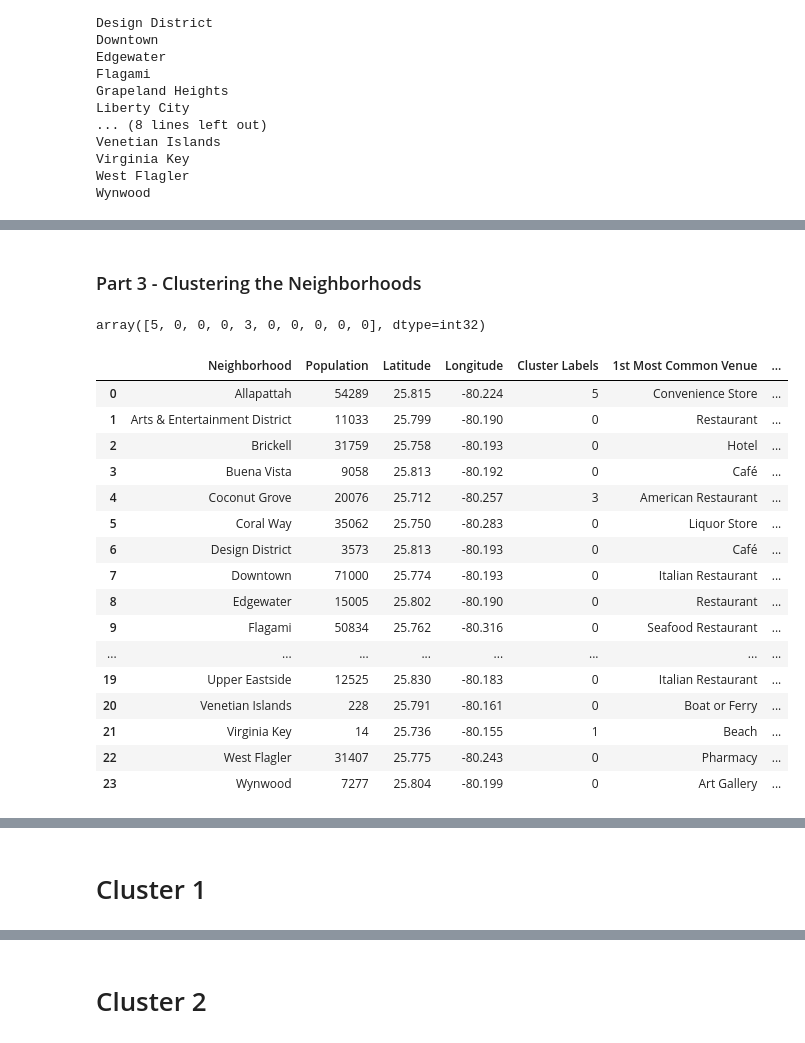
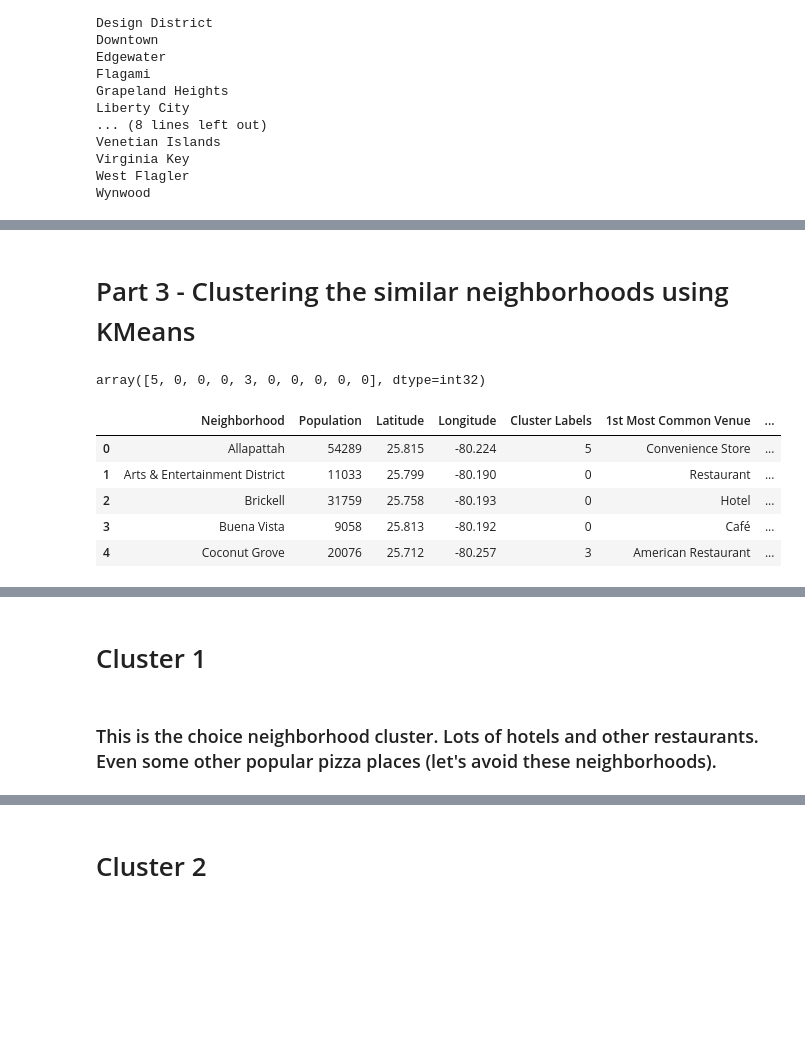
Before and after one commit to sam-brady/clustering-neighborhoods, a Jupyter notebook: Battle of the Neighborhoods.ipynb, the cells around one changed output, grey strips where cells are left out. Cells and saved outputs as stored; diff of their text form; code cells hidden in the pictures; blank space fills up the shorter version.

```diff
--- a/Battle of the Neighborhoods.ipynb
+++ b/Battle of the Neighborhoods.ipynb
@@ -328,6 +306,6 @@ neighborhoods_venues_sorted.head()
 | 4 | Coconut Grove | American Restaurant | Park | Boat or Ferry | Women's Store | ... |
 # %% [markdown]
-### Part 3 - Clustering the Neighborhoods
+# Part 3 - Clustering the similar neighborhoods using KMeans
 # %%
 #cluster the neighborhoods
 
@@ -347,36 +325,26 @@ kmeans.labels_[0:10]
 array([5, 0, 0, 0, 3, 0, 0, 0, 0, 0], dtype=int32)
 # %%
 # add clustering labels
+
 neighborhoods_venues_sorted.insert(0, 'Cluster Labels', kmeans.labels_)
 
 miami_merged = df
 
 
-# merge toronto_grouped with toronto_data to add latitude/longitude for each neighborhood
+# merge miami_grouped with miami_data to add latitude/longitude for each neighborhood
 miami_merged = miami_merged.join(neighborhoods_venues_sorted.set_index('Neighborhood'), on='Neighborhood', how='right')
 
 miami_merged['Cluster Labels'] = miami_merged['Cluster Labels'].astype(int)
 
 
-miami_merged # check the last columns!
+miami_merged.head() # check out the Cluster Labels column!
 # %% [output]
 |  | Neighborhood | Population | Latitude | Longitude | Cluster Labels | 1st Most Common Venue | ... |
 | 0 | Allapattah | 54289 | 25.815 | -80.224 | 5 | Convenience Store | ... |
 | 1 | Arts & Entertainment District | 11033 | 25.799 | -80.190 | 0 | Restaurant | ... |
 | 2 | Brickell | 31759 | 25.758 | -80.193 | 0 | Hotel | ... |
 | 3 | Buena Vista | 9058 | 25.813 | -80.192 | 0 | Café | ... |
 | 4 | Coconut Grove | 20076 | 25.712 | -80.257 | 3 | American Restaurant | ... |
-| 5 | Coral Way | 35062 | 25.750 | -80.283 | 0 | Liquor Store | ... |
-| 6 | Design District | 3573 | 25.813 | -80.193 | 0 | Café | ... |
-| 7 | Downtown | 71000 | 25.774 | -80.193 | 0 | Italian Restaurant | ... |
-| 8 | Edgewater | 15005 | 25.802 | -80.190 | 0 | Restaurant | ... |
-| 9 | Flagami | 50834 | 25.762 | -80.316 | 0 | Seafood Restaurant | ... |
-| ... | ... | ... | ... | ... | ... | ... | ... |
-| 19 | Upper Eastside | 12525 | 25.830 | -80.183 | 0 | Italian Restaurant | ... |
-| 20 | Venetian Islands | 228 | 25.791 | -80.161 | 0 | Boat or Ferry | ... |
-| 21 | Virginia Key | 14 | 25.736 | -80.155 | 1 | Beach | ... |
-| 22 | West Flagler | 31407 | 25.775 | -80.243 | 0 | Pharmacy | ... |
-| 23 | Wynwood | 7277 | 25.804 | -80.199 | 0 | Art Gallery | ... |
 # %%
 # create map
 
@@ -412,6 +380,8 @@ map_clusters
 [interactive output not drawn]
 # %% [markdown]
 # Cluster 1
+# %% [markdown]
+### This is the choice neighborhood cluster.  Lots of hotels and other restaurants. Even some other popular pizza places (let's avoid these neighborhoods).
 # %%
 miami_merged.loc[miami_merged['Cluster Labels'] == 0, miami_merged.columns[[0] + list(range(5, miami_merged.shape[1]))]]
 # %% [output]
```
Also changed, not shown: parts of 35 cells of this notebook.
